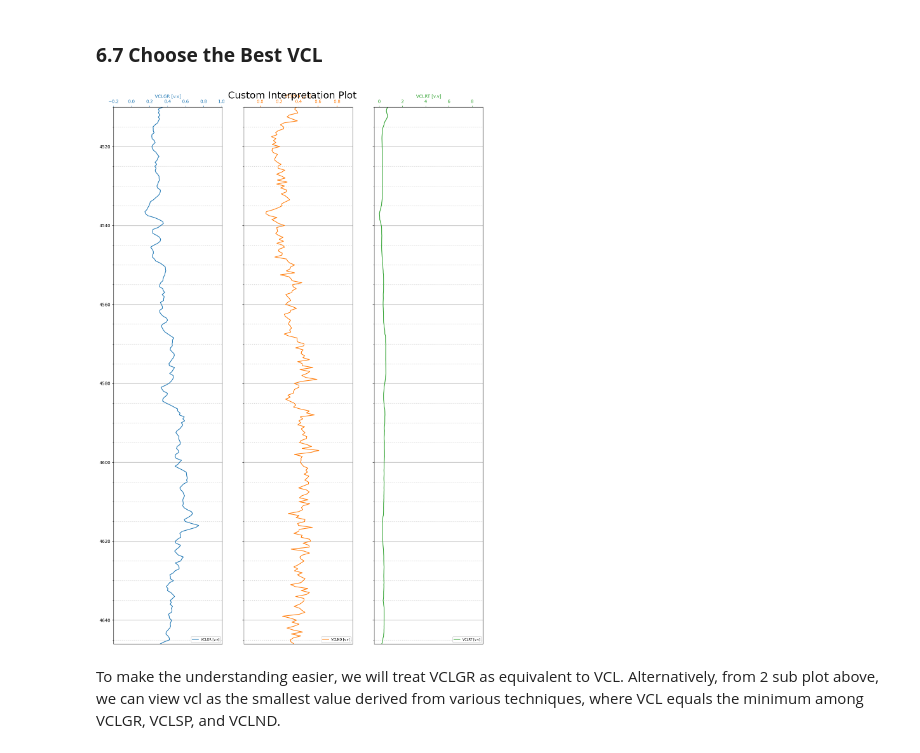
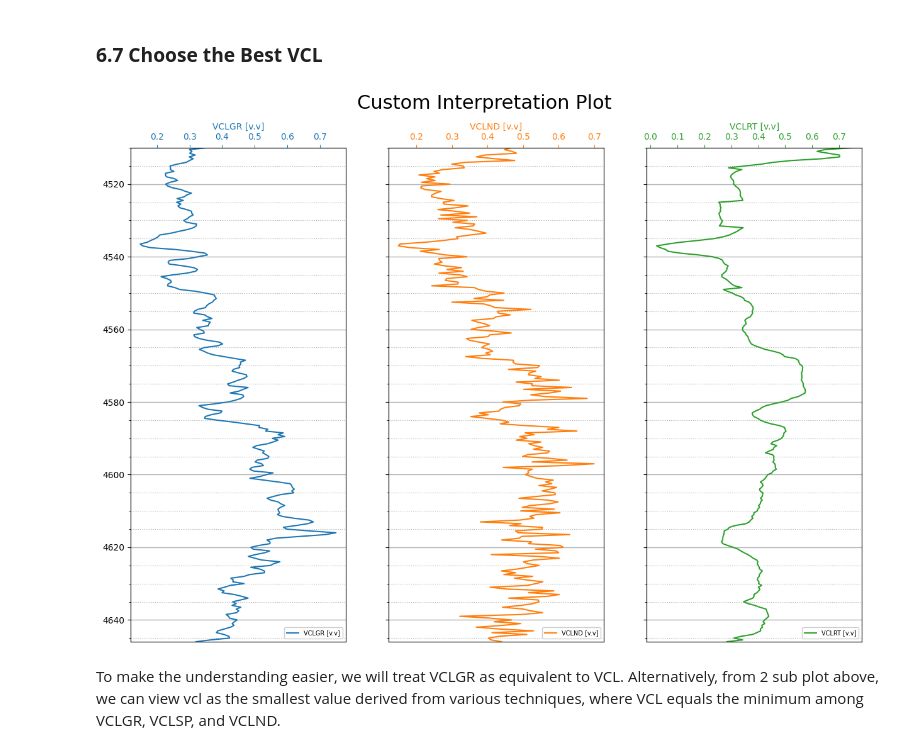
Before and after one commit to ARoyyanF/Basic-WellLog-Interpretation, a Jupyter notebook: notebooks/BWLI_simplified_v2.ipynb, the cells around one changed output. Saved outputs shown, nothing was run; the diff lists cells and outputs as text; code cells hidden in the pictures.

```diff
--- a/notebooks/BWLI_simplified_v2.ipynb
+++ b/notebooks/BWLI_simplified_v2.ipynb
@@ -467,10 +536,7 @@ This method provides a way to estimate the volume of clay based on the Resistivi
 def vclrt(rt_log, rt_clean, rt_clay):
     vrt = (rt_clay / rt_log) * (rt_clean - rt_log) / (rt_clean - rt_clay)
 
-    if ( rt_log > 2 * rt_clay):
-        vclrt = 0.5 * (2 * vrt)**(0.67 / (vrt + 1))
-    else:
-        vclrt = vrt
+    vclrt = np.where(rt_log > 2 * rt_clay, 0.5 * (2 * vrt) ** (0.67 / (vrt + 1)), vrt)
 
     return vclrt
 # %% [markdown]
@@ -560,18 +703,13 @@ histplot(calculation_data, columns_list, the_units, depth_start=4510, depth_end=
-# %%
-# calculation_data['VCLGR'] = vclgr(calculation_data.GR, gr_clean, gr_clay, correction="older")
-# calculation_data['VCLRT'] = vclrt(calculation_data.DR, rt_clean, rt_clay)
-# calculation_data['VCLND'] = vclnd(calculation_data.NPHI, calculation_data.RHOB, neut_clean1, den_clean1, neut_clean2, den_clean2, neut_clay, den_clay)
-
-vclgr_temp, vclrt_temp, vclnd_temp = [], [], []
-for (i,j,k,l) in zip(calculation_data.GR, calculation_data.NPHI, calculation_data.RHOB, calculation_data.DR):
-    vclgr_temp.append(vclgr(i, gr_clean, gr_clay))
-    vclrt_temp.append(vclrt(l, rt_clean, rt_clay))
-    vclnd_temp.append(vclnd(j, k, neut_clean1, den_clean1, neut_clean2, den_clean2, neut_clay, den_clay))
-
-calculation_data.is_copy = False
-
-calculation_data['VCLGR'] = vclgr_temp
-calculation_data['VCLRT'] = vclrt_temp
-calculation_data['VCLND'] = vclnd_temp
-
-del vclgr_temp, vclrt_temp, vclnd_temp
+# %%
+calculation_data["VCLGR"] = vclgr(data.GR, gr_clean, gr_clay, correction="older")
+calculation_data["VCLRT"] = vclrt(data.DR, rt_clean, rt_clay)
+calculation_data["VCLND"] = vclnd(
+    data.NPHI_corr,
+    data.RHOB,
+    neut_clean1,
+    den_clean1,
+    neut_clean2,
+    den_clean2,
+    neut_clay,
+    den_clay,
+)
@@ -729,9 +862,15 @@ vcl_plot(
 # %% [markdown]
 ### **6.7 Choose the Best VCL**
 # %%
-custom_interpretation_plot(logs, depth_start, depth_end, custom_logs=["VCLGR", "VCLND", "VCLRT"], units=["v.v", "v.v", "v.v"])
+custom_interpretation_plot(
+    calculation_data,
+    depth_start,
+    depth_end,
+    custom_data=["VCLGR", "VCLND", "VCLRT"],
+    units=["v.v", "v.v", "v.v"],
+)
 # %% [output]
-[figure, old version]
+[figure, new version]
 # %% [markdown]
 To make the understanding easier, we will treat VCLGR as equivalent to VCL.
 Alternatively, from 2 sub plot above, we can view vcl as the smallest value derived from various techniques, where VCL equals the minimum among VCLGR, VCLSP, and VCLND.
```
Also changed, not shown: parts of 88 cells of this notebook, 3 other files.
